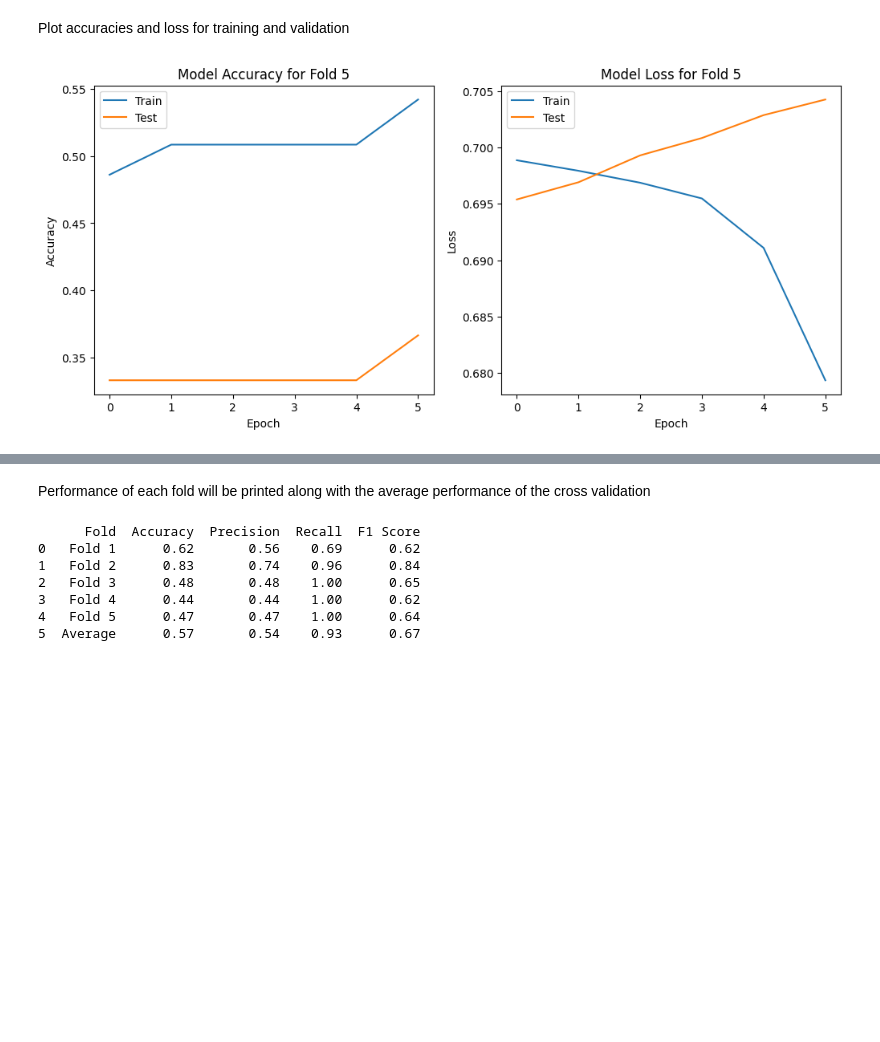
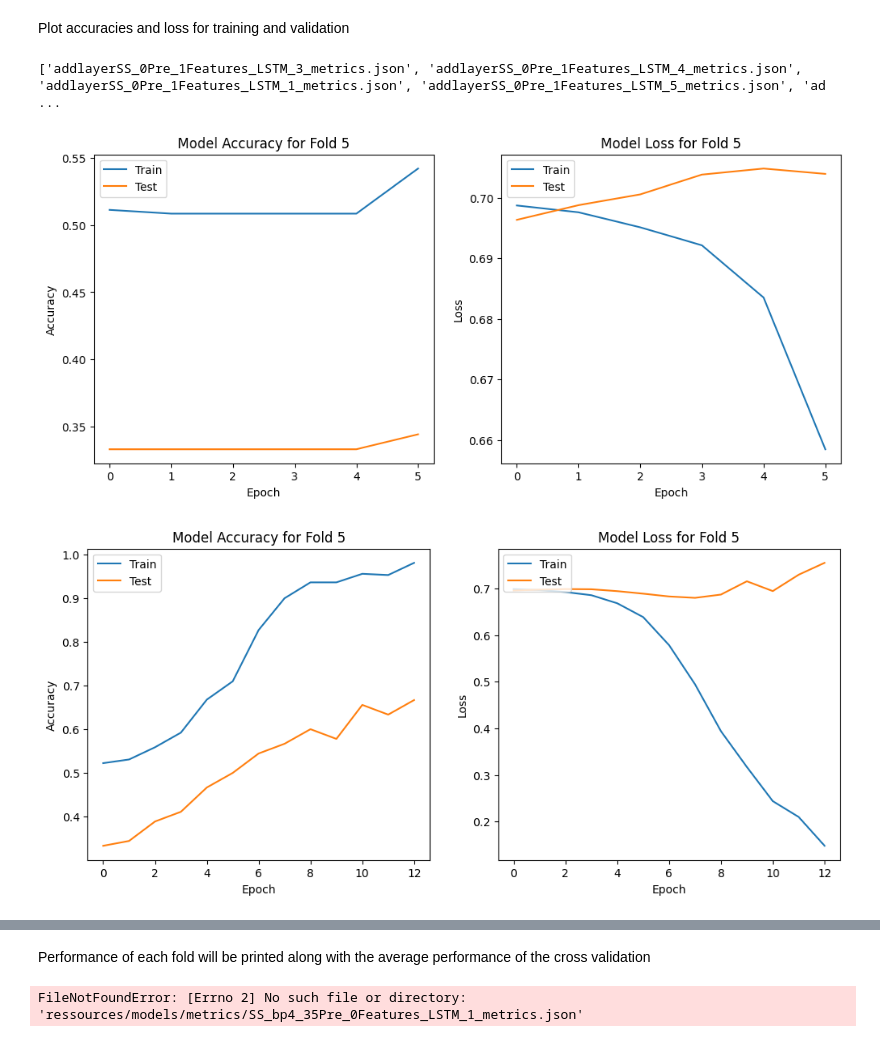
Before and after one commit to samymessal/EEG_octo, a Jupyter notebook: files/building_model.ipynb, the cells around one changed output, grey strips where cells are left out. Saved outputs shown, nothing was run; the diff lists cells and outputs as text; code cells hidden in the pictures; blank space fills up the shorter version.

```diff
--- a/files/building_model.ipynb
+++ b/files/building_model.ipynb
@@ -81,10 +208,21 @@ Plot accuracies and loss for training and validation
 # %%
 # filename = "SS_bp4_35Pre_0Features_LSTM_"
 # filename = "SS_0Pre_0Features_LSTM_"
 # filename = "SS_detrend_Pre_0Features_LSTM_"
 # filename = "SS_bp11_15Pre_0Features_LSTM_"
 # filename = "SS_VDM1_3Pre_0Features_LSTM_"
-# filename = "SS_detrend_Pre_1Features_LSTM_"
-utils.plot_fold_history(filename, 5)
+import os
+print(os.listdir("./ressources/models/metrics"))
+filenames = [
+    "SS_bp4_35Pre_0Features_LSTM_",
+    "SS_0Pre_0Features_LSTM_",
+    "SS_detrend_Pre_0Features_LSTM_",
+    "SS_bp11_15Pre_0Features_LSTM_",
+    "SS_VDM1_3Pre_0Features_LSTM_"
+]
+for filename in filenames:
+    utils.plot_fold_history(filename, 5)
 # %% [output]
+['addlayerSS_0Pre_1Features_LSTM_3_metrics.json', 'addlayerSS_0Pre_1Features_LSTM_4_metrics.json', 'addlayerSS_0Pre_1Features_LSTM_1_metrics.json', 'addlayerSS_0Pre_1Features_LSTM_5_metrics.json', 'ad ...
-[figure, old version]
+[figure, new version]
+[figure, added]
@@ -91,13 +232,7 @@ utils.plot_fold_history(filename, 5)
 # %% [markdown]
 Performance of each fold will be printed along with the average performance of the cross validation
 # %%
-performance = utils.print_performances(filename, 5)
+performance = utils.print_performances("SS_bp4_35Pre_0Features_LSTM_", 1)
 print(performance)
 # %% [output]
-      Fold  Accuracy  Precision  Recall  F1 Score
-0   Fold 1      0.62       0.56    0.69      0.62
-1   Fold 2      0.83       0.74    0.96      0.84
-2   Fold 3      0.48       0.48    1.00      0.65
-3   Fold 4      0.44       0.44    1.00      0.62
-4   Fold 5      0.47       0.47    1.00      0.64
-5  Average      0.57       0.54    0.93      0.67
+FileNotFoundError: [Errno 2] No such file or directory: 'ressources/models/metrics/SS_bp4_35Pre_0Features_LSTM_1_metrics.json'
```
Also changed, not shown: parts of 4 cells of this notebook, 1 other file.
